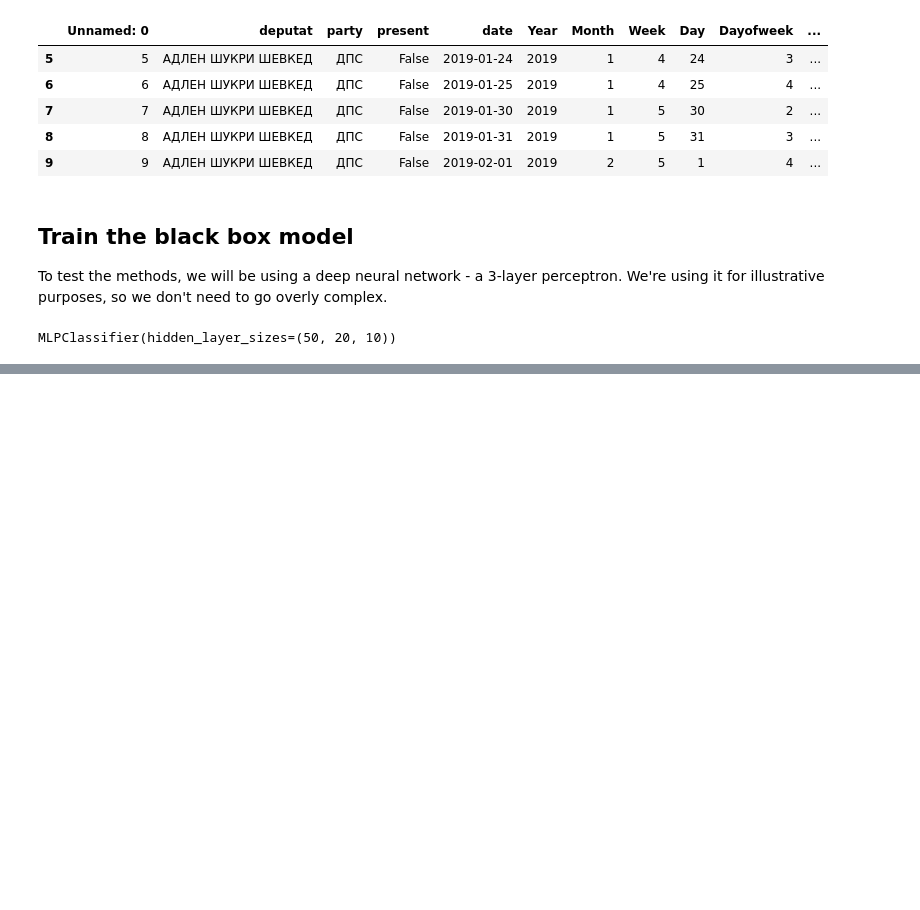
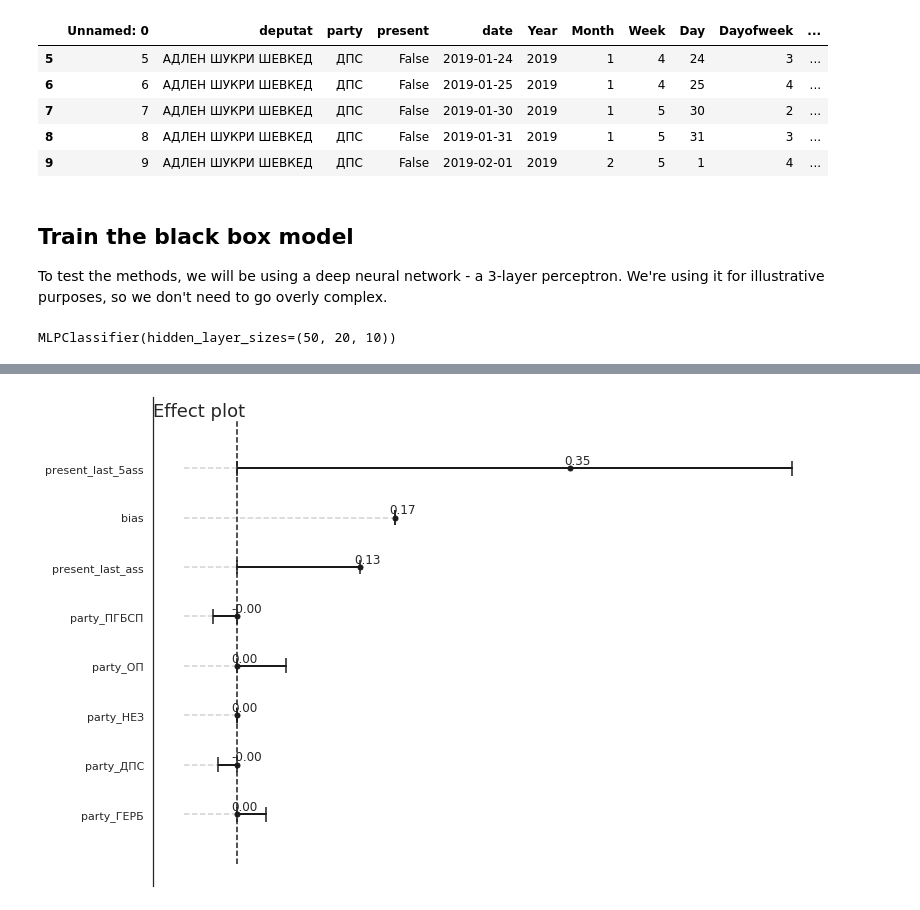
Before and after one commit to DimitarDKirov/ml4humans, a Jupyter notebook: ml4humans/3. Model-Agnostic Methods.ipynb, the cells around one changed output, grey strips where cells are left out. Cells and saved outputs as stored; diff of their text form; code cells hidden in the pictures; blank space fills up the shorter version.

```diff
--- a/ml4humans/3. Model-Agnostic Methods.ipynb
+++ b/ml4humans/3. Model-Agnostic Methods.ipynb
@@ -122,0 +163,4 @@ plot_partial_dependence(model,features_df.values,feature_names=features_df.colum
+# %%
+effect_plot(results, features_df);
+# %% [output]
+[figure, added]
```
Also changed, not shown: parts of 24 cells of this notebook, 2 other files.
